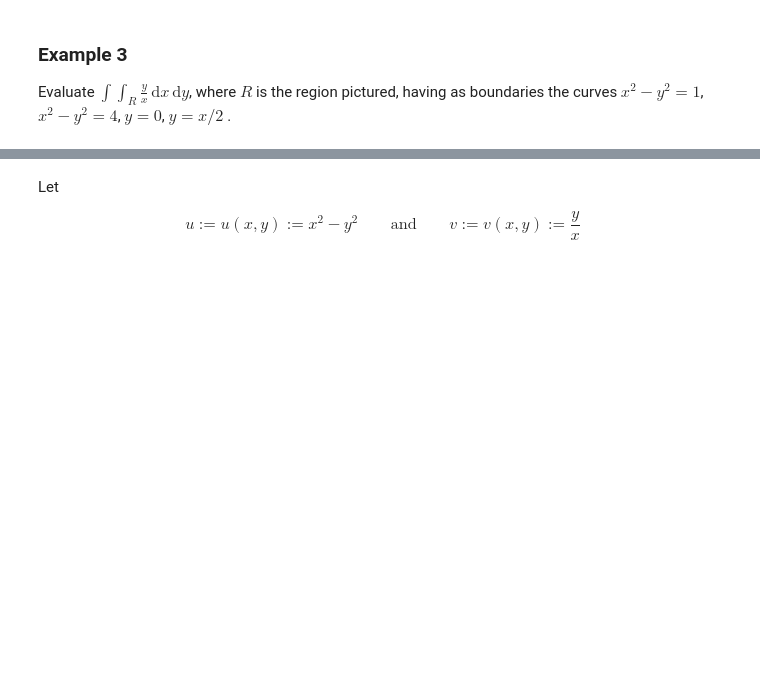
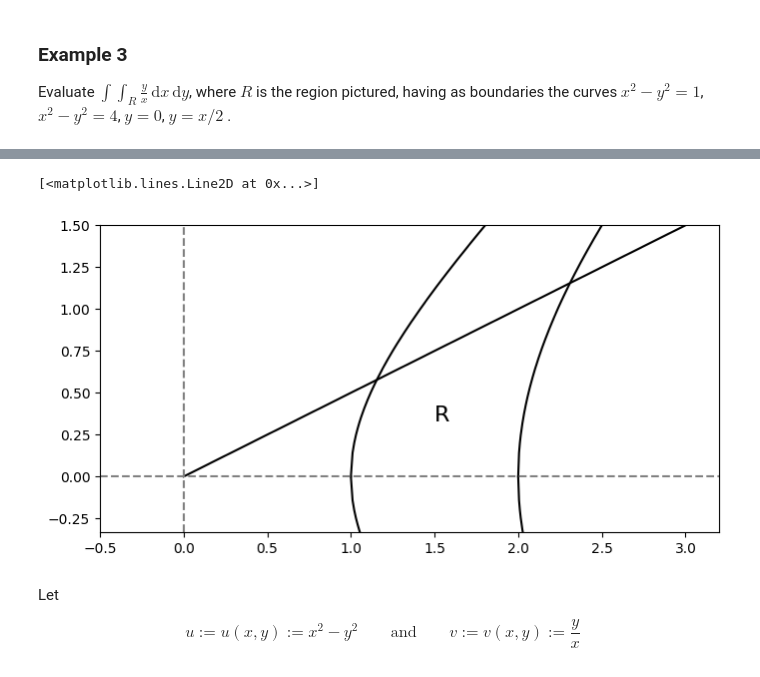
Before and after one commit to jordandll/MultivariableCalculus, a Jupyter notebook: DoubleIntegrals/DoubleIntegrals/Limits.ipynb, the cells around one changed output, grey strips where cells are left out. Saved outputs shown, nothing was run; the diff lists cells and outputs as text; code cells hidden in the pictures; blank space fills up the shorter version.

```diff
--- a/DoubleIntegrals/DoubleIntegrals/Limits.ipynb
+++ b/DoubleIntegrals/DoubleIntegrals/Limits.ipynb
@@ -6,6 +10,33 @@
 Evaluate $\displaystyle \int\!\int_R\frac{y}{x}\,\mathrm{d}x\,\mathrm{d}y$, where $R$ is the region pictured, having as boundaries the curves $x^2 − y^2 = 1$, $x^2 − y^2 = 4$, $y = 0$, $y = x/2$ .
 # %% [markdown]
 ![example-3](limits-ex3.png)
+# %%
+x_f = np.linspace(0,3,num=25)
+x_g = np.linspace(1,3,num=200)
+x_h = np.linspace(2,3,num=200)
+
+f = x_f/2
+g = np.sqrt(x_g**2-1)
+h = np.sqrt(x_h**2-4)
+
+fig, ax = plt.subplots(figsize=(8,4))
+ylim = ax.set_ylim(-1/3,3/2)
+xlim = ax.set_xlim(-0.5,3.2)
+
+# Add the label for the region R and plot the boundary curves thereof.
+ax.text(3/2,1/3,'R', size=16)
+ax.plot(x_f,f,color='k')
+ax.plot(x_g,g,x_g,-g,color='k')
+ax.plot(x_h,h,x_h,-h,color='k')
+
+# Plot the x and y axis.
+x = np.linspace(*xlim,num=12)
+y = np.linspace(*ylim,num=12)
+ax.plot(x,[0 for i in range(len(x))],color='grey',ls='--')
+ax.plot([0 for i in range(len(y))],y,color='grey',ls='--')
+# %% [output]
+[<matplotlib.lines.Line2D at 0x...>]
+[figure, added]
 # %% [markdown]
 Let
 
```
Also changed, not shown: parts of 37 cells of this notebook.
